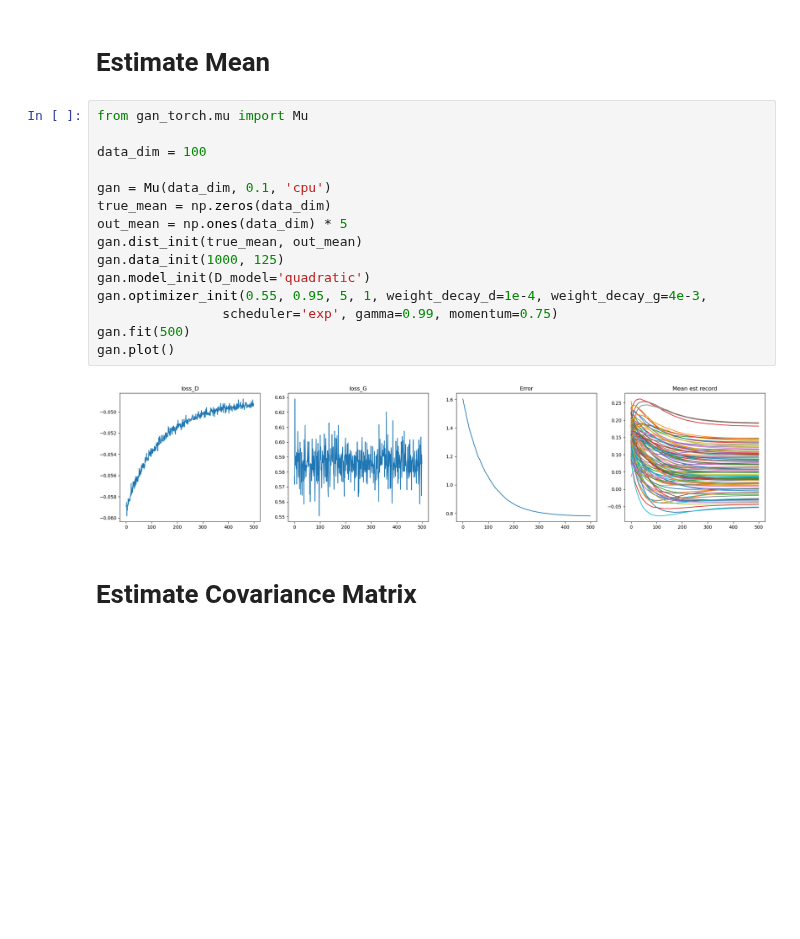
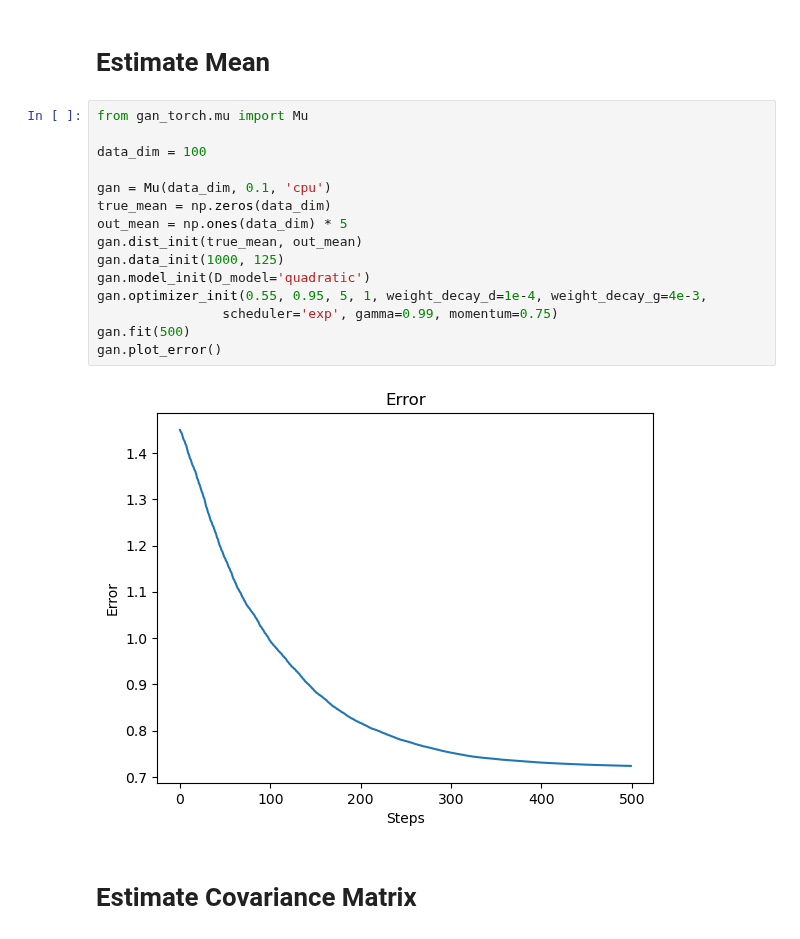
Before and after one commit to monarsan/robust-GAN, a Jupyter notebook: demo.ipynb, the cells around one changed output. Saved outputs shown, nothing was run; the diff lists cells and outputs as text; blank space fills up the shorter version.

```diff
--- a/demo.ipynb
+++ b/demo.ipynb
@@ -8,20 +8,20 @@ import seaborn as sns
 # %%
 from gan_torch.mu import Mu
 
 data_dim = 100
 
 gan = Mu(data_dim, 0.1, 'cpu')
 true_mean = np.zeros(data_dim)
 out_mean = np.ones(data_dim) * 5
 gan.dist_init(true_mean, out_mean)
 gan.data_init(1000, 125)
 gan.model_init(D_model='quadratic')
 gan.optimizer_init(0.55, 0.95, 5, 1, weight_decay_d=1e-4, weight_decay_g=4e-3,
                 scheduler='exp', gamma=0.99, momentum=0.75)
 gan.fit(500)
-gan.plot()
+gan.plot_error()
 # %% [output]
-[figure, old version]
+[figure, new version]
 # %% [markdown]
 # Estimate Covariance Matrix
 # %%
```
Also changed, not shown: parts of 1 cell of this notebook.
